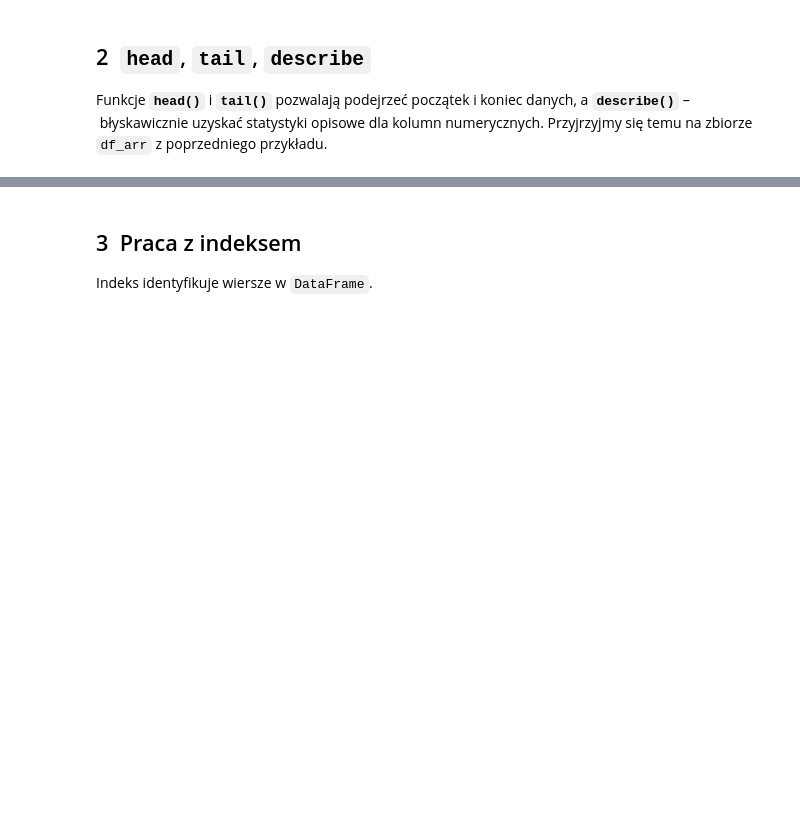
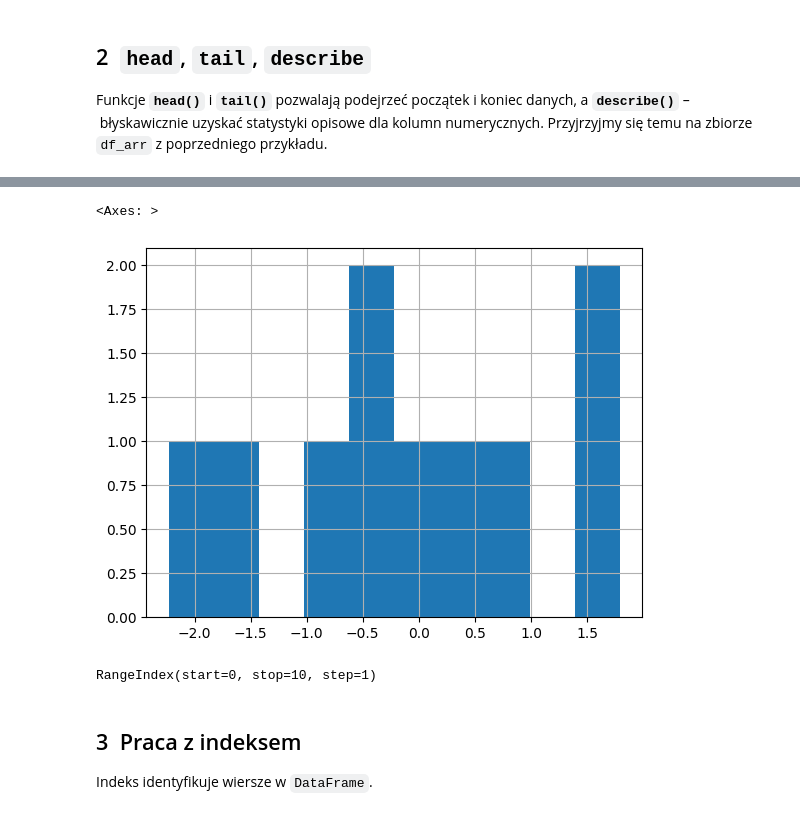
Before and after one commit to mkwkomorowski/pierwszy-projekt, a Jupyter notebook: 3_9_pandas_operacje_na_df.ipynb, the cells around one changed output, grey strips where cells are left out. Cells and saved outputs as stored; diff of their text form; code cells hidden in the pictures; blank space fills up the shorter version.

```diff
--- a/3_9_pandas_operacje_na_df.ipynb
+++ b/3_9_pandas_operacje_na_df.ipynb
@@ -80,3 +162,12 @@ display(df_demo.describe())
+# %%
+df_demo['X'].hist()
+# %% [output]
+<Axes: >
+[figure, added]
+# %%
+df_demo.index
+# %% [output]
+RangeIndex(start=0, stop=10, step=1)
 # %% [markdown]
 ## 3 <a id='indeks'></a> Praca z indeksem
 Indeks identyfikuje wiersze w `DataFrame`.
```
Also changed, not shown: parts of 77 cells of this notebook, 2 other files.
